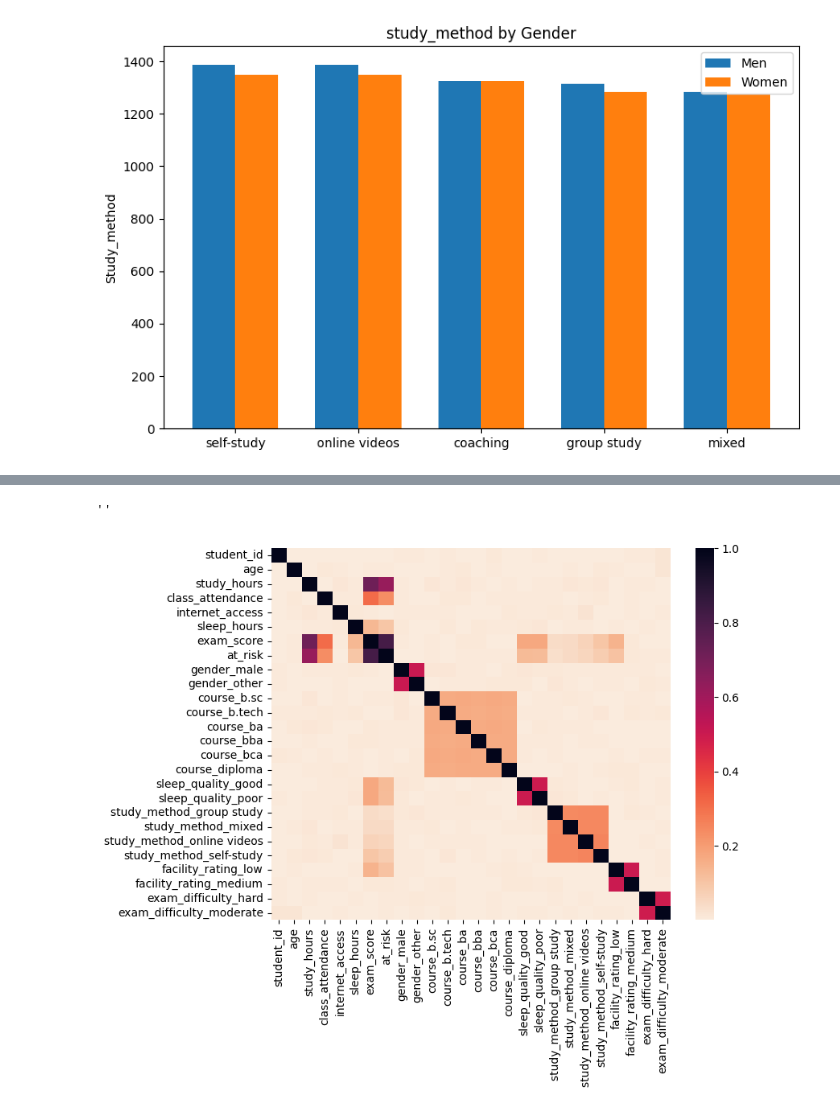
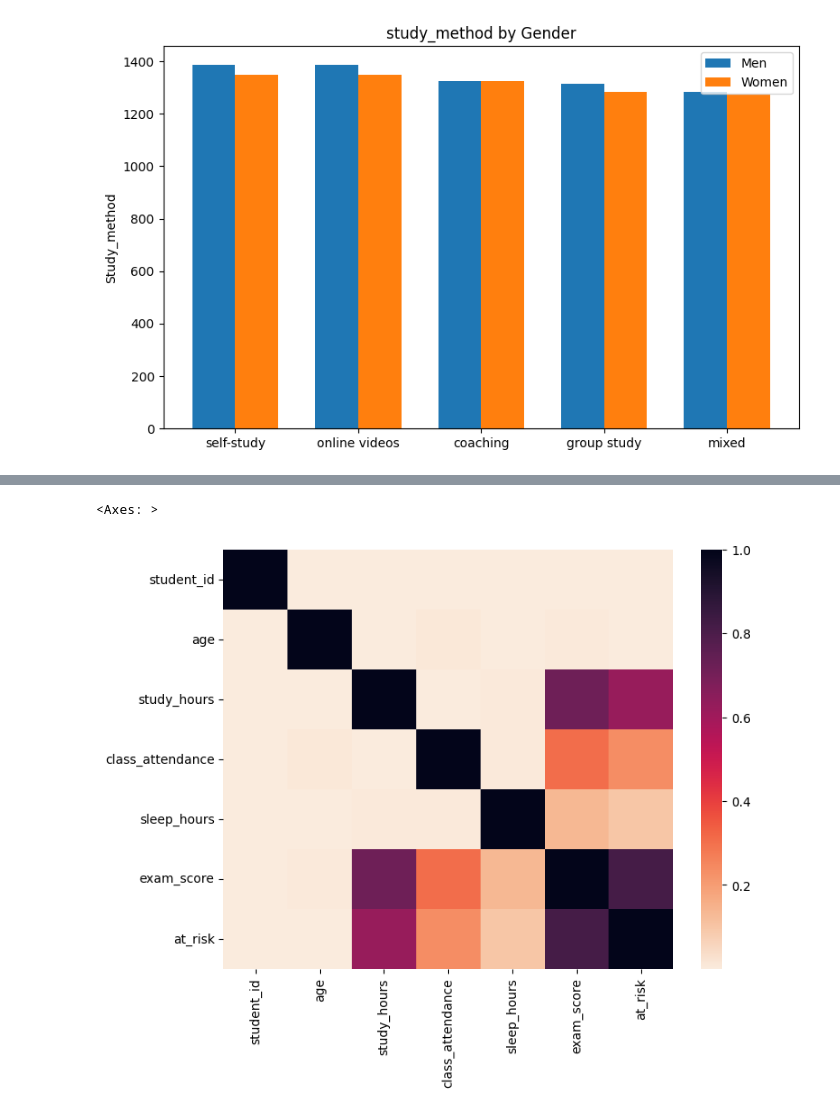
Before and after one commit to Youssef-Chip/lab1, a Jupyter notebook: 01_datasheet_and_audit.ipynb, the cells around one changed output, grey strips where cells are left out. Cells and saved outputs as stored; diff of their text form; code cells hidden in the pictures.

```diff
--- a/01_datasheet_and_audit.ipynb
+++ b/01_datasheet_and_audit.ipynb
@@ -217,10 +220,10 @@ g.map(plt.hist, 'age', bins=20)
 # %%
 # Plot
 fig, ax = plt.subplots(figsize=(8,6))
-sns.heatmap(df.corr().abs(),annot=False, ax=ax, cmap='rocket_r')
+sns.heatmap(df.corr(numeric_only=True).abs(), annot=False, ax=ax, cmap='rocket_r')
 # %% [output]
-''
+<Axes: >
-[figure, old version]
+[figure, new version]
 # %%
 # 1. Select the features you want to visualize
 features = ['age', 'study_hours', 'class_attendance', 'sleep_hours', 'exam_score']
```
Also changed, not shown: parts of 10 cells of this notebook, 2 other files.
